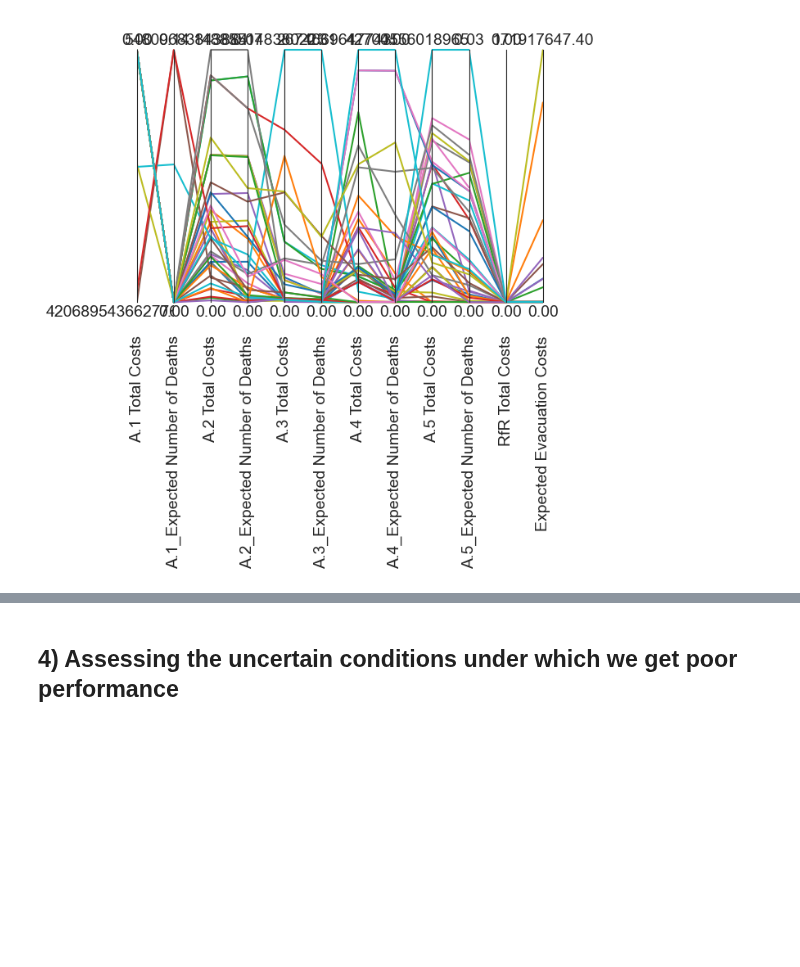
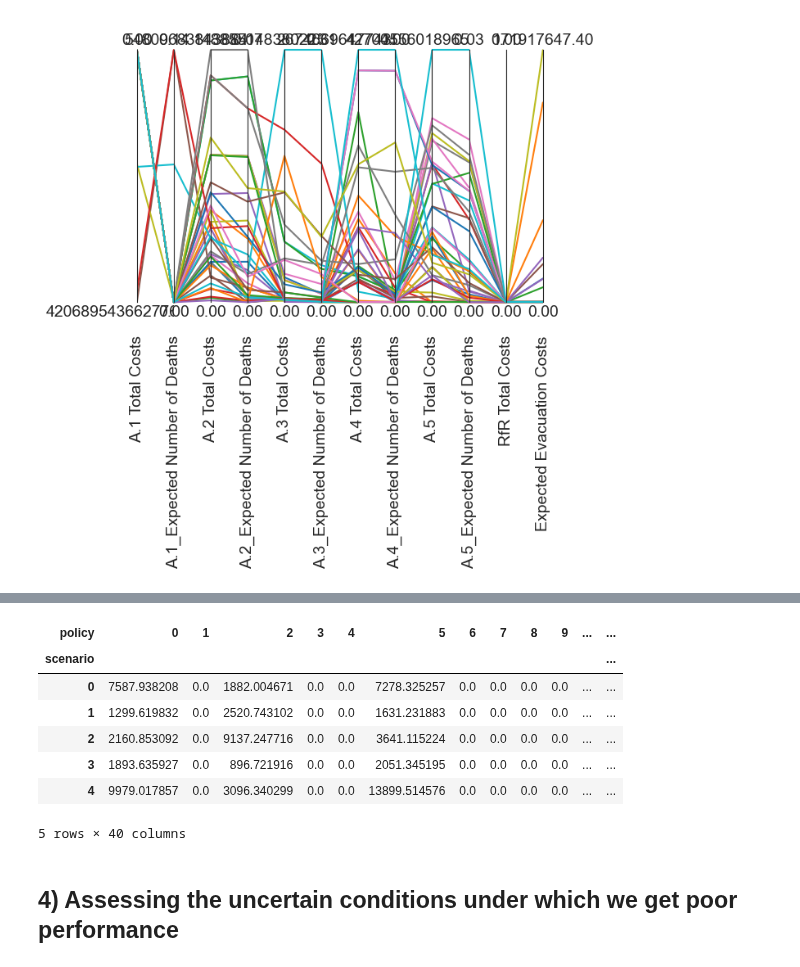
Before and after one commit to ndaswani1/EPA141A-labs, a Jupyter notebook: final assignment/dike_model_multiobj_analysis.ipynb, the cells around one changed output, grey strips where cells are left out. Cells and saved outputs as stored; diff of their text form; code cells hidden in the pictures; blank space fills up the shorter version.

```diff
--- a/final assignment/dike_model_multiobj_analysis.ipynb
+++ b/final assignment/dike_model_multiobj_analysis.ipynb
@@ -275,0 +282,11 @@ ValueError: Multi-dimensional indexing (e.g. `obj[:, None]`) is no longer suppor
+# %%
+data
+# %% [output]
+| policy | 0 | 1 | 2 | 3 | 4 | 5 | 6 | 7 | 8 | 9 | ... | ... |
+| scenario |  |  |  |  |  |  |  |  |  |  |  | ... |
+| 0 | 7587.938208 | 0.0 | 1882.004671 | 0.0 | 0.0 | 7278.325257 | 0.0 | 0.0 | 0.0 | 0.0 | ... | ... |
+| 1 | 1299.619832 | 0.0 | 2520.743102 | 0.0 | 0.0 | 1631.231883 | 0.0 | 0.0 | 0.0 | 0.0 | ... | ... |
+| 2 | 2160.853092 | 0.0 | 9137.247716 | 0.0 | 0.0 | 3641.115224 | 0.0 | 0.0 | 0.0 | 0.0 | ... | ... |
+| 3 | 1893.635927 | 0.0 | 896.721916 | 0.0 | 0.0 | 2051.345195 | 0.0 | 0.0 | 0.0 | 0.0 | ... | ... |
+| 4 | 9979.017857 | 0.0 | 3096.340299 | 0.0 | 0.0 | 13899.514576 | 0.0 | 0.0 | 0.0 | 0.0 | ... | ... |
+5 rows × 40 columns
```
Also changed, not shown: parts of 3 cells of this notebook.
